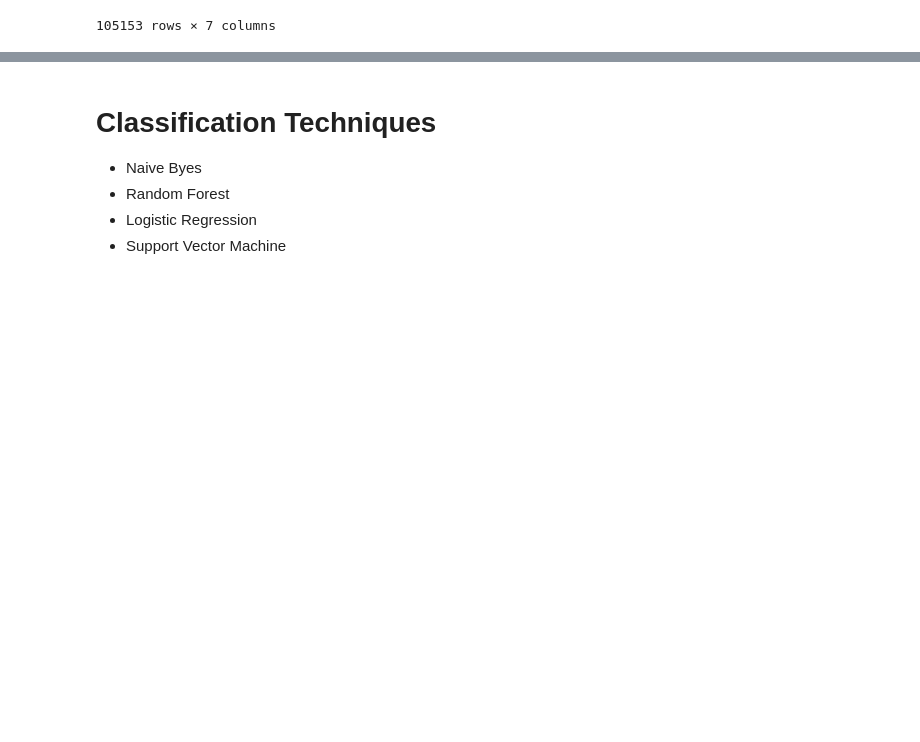
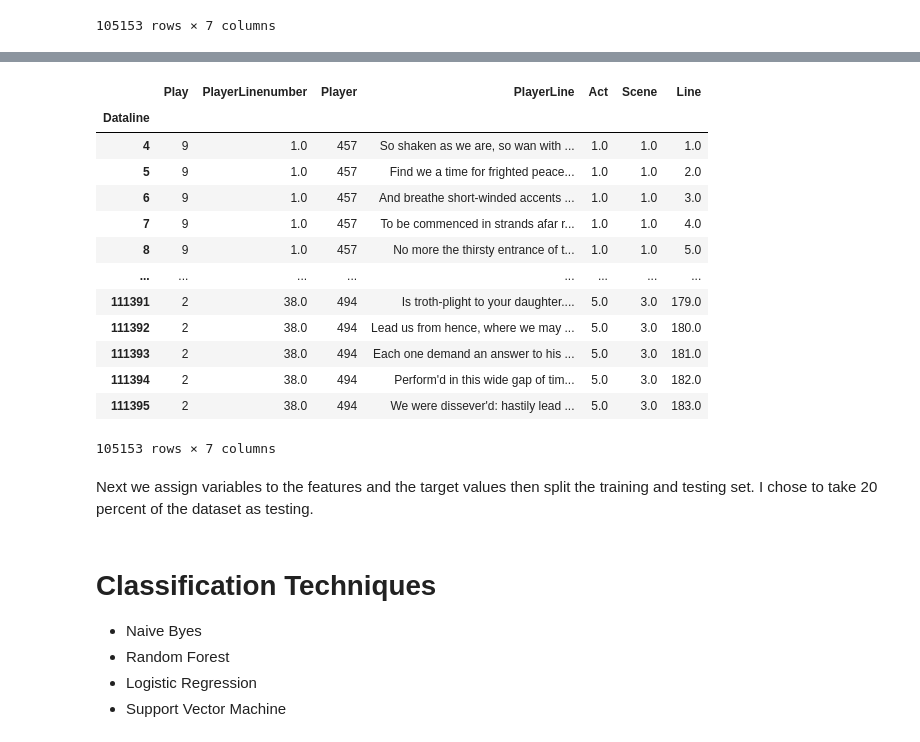
Before and after one commit to m677s345/EECS731_MS_Project1, a Jupyter notebook: EECS731_Project2_oleBill.ipynb, the cells around one changed output, grey strips where cells are left out. Cells and saved outputs as stored; diff of their text form; code cells hidden in the pictures; blank space fills up the shorter version.

```diff
--- a/EECS731_Project2_oleBill.ipynb
+++ b/EECS731_Project2_oleBill.ipynb
@@ -97,0 +84,29 @@ x_train, x_test, y_train, y_test = train_test_split(LP_plays_df.PlayerLine, LP_p
+# %%
+#Encodes the play titles as numbers and reassigns the encoded value in the appropriate column
+play_lables= LabelEncoder()                                                     #creates a variable that I can use to encode or decode play lables
+play_lables.fit(plays_df['Play'])
+plays_df['Play']=play_lables.transform(plays_df['Play'])
+#Encodes the player names as numbers and reassigns the encoded value in the appropriate column
+player_lables=LabelEncoder()                                                    #creates a variable that I can use to encode or decode play lables
+plays_df['Player']=plays_df['Player'].astype(str)
+player_lables.fit(plays_df['Player'])
+plays_df['Player']=player_lables.transform(plays_df['Player'])
+# %%
+plays_df
+# %% [output]
+|  | Play | PlayerLinenumber | Player | PlayerLine | Act | Scene | Line |
+| Dataline |  |  |  |  |  |  |  |
+| 4 | 9 | 1.0 | 457 | So shaken as we are, so wan with ... | 1.0 | 1.0 | 1.0 |
+| 5 | 9 | 1.0 | 457 | Find we a time for frighted peace... | 1.0 | 1.0 | 2.0 |
+| 6 | 9 | 1.0 | 457 | And breathe short-winded accents ... | 1.0 | 1.0 | 3.0 |
+| 7 | 9 | 1.0 | 457 | To be commenced in strands afar r... | 1.0 | 1.0 | 4.0 |
+| 8 | 9 | 1.0 | 457 | No more the thirsty entrance of t... | 1.0 | 1.0 | 5.0 |
+| ... | ... | ... | ... | ... | ... | ... | ... |
+| 111391 | 2 | 38.0 | 494 | Is troth-plight to your daughter.... | 5.0 | 3.0 | 179.0 |
+| 111392 | 2 | 38.0 | 494 | Lead us from hence, where we may ... | 5.0 | 3.0 | 180.0 |
+| 111393 | 2 | 38.0 | 494 | Each one demand an answer to his ... | 5.0 | 3.0 | 181.0 |
+| 111394 | 2 | 38.0 | 494 | Perform'd in this wide gap of tim... | 5.0 | 3.0 | 182.0 |
+| 111395 | 2 | 38.0 | 494 | We were dissever'd: hastily lead ... | 5.0 | 3.0 | 183.0 |
+105153 rows × 7 columns
+# %% [markdown]
+Next we assign variables to the features and the target values then split the training and testing set. I chose to take 20 percent of the dataset as testing.
```
Also changed, not shown: parts of 29 cells of this notebook.
